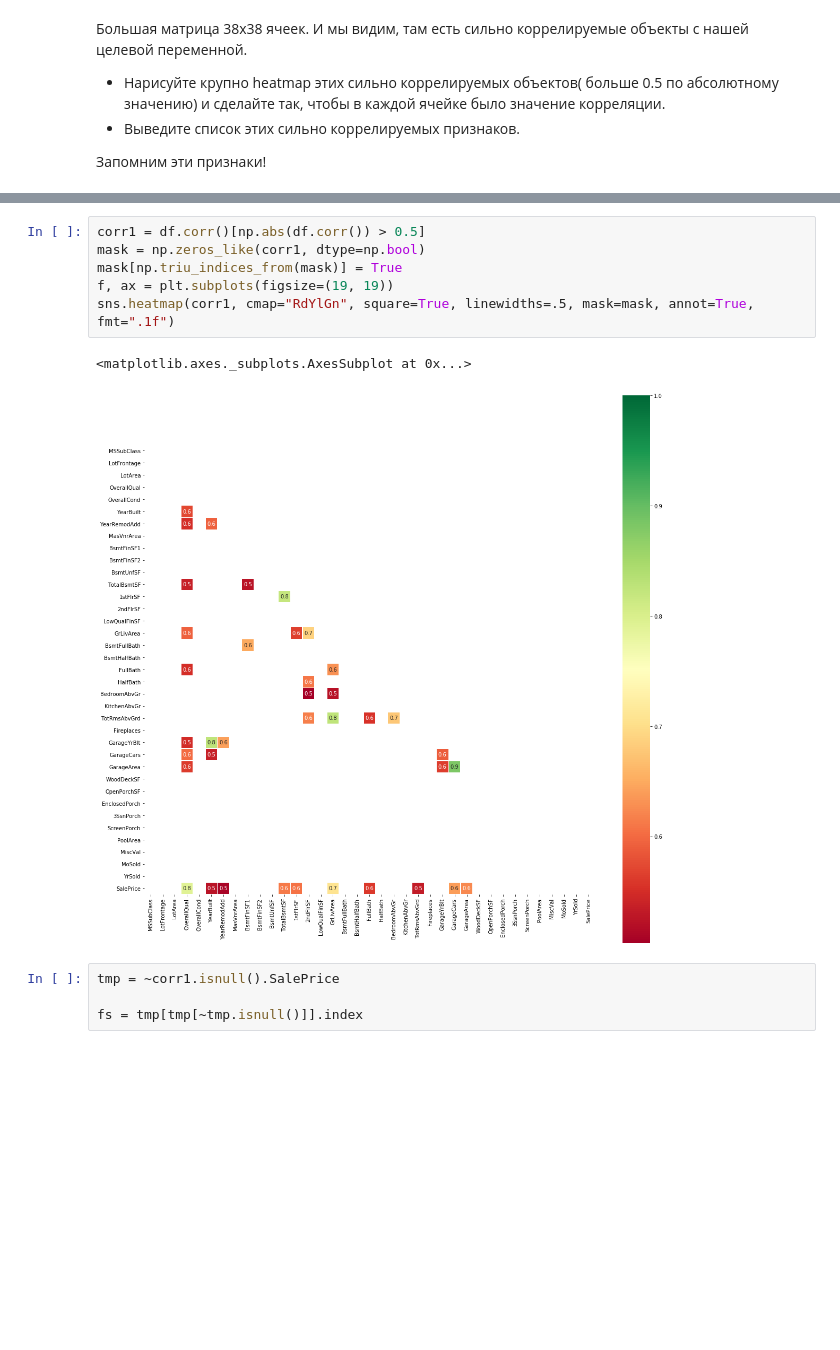
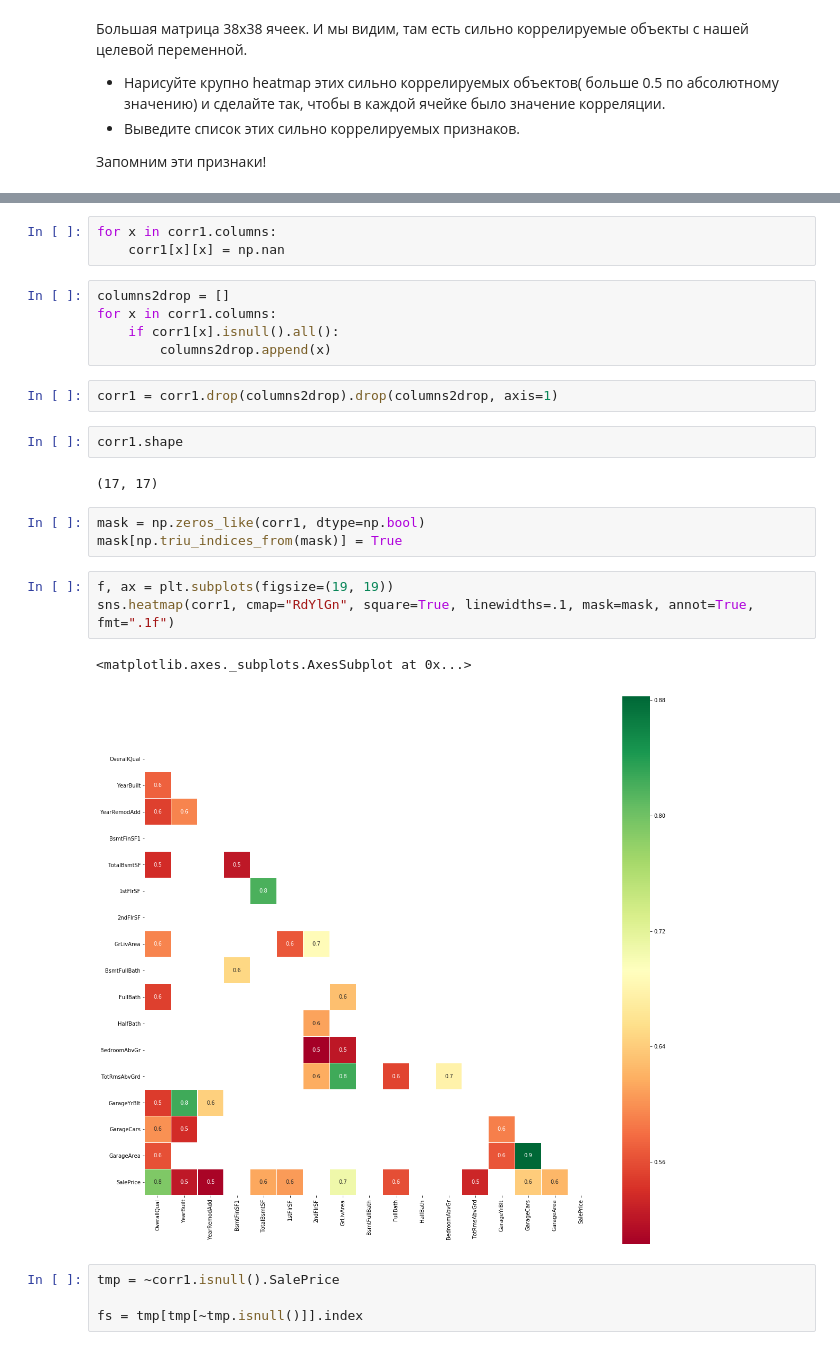
Before and after one commit to nizhikebinesi/ml-course-7bits-solutions, a Jupyter notebook: 2017-fall/homeworks/05-01-linear-regression-homework.ipynb, the cells around one changed output, grey strips where cells are left out. Drawn from its saved outputs; the diff is of its cells as text; blank space fills up the shorter version.

```diff
--- a/2017-fall/homeworks/05-01-linear-regression-homework.ipynb
+++ b/2017-fall/homeworks/05-01-linear-regression-homework.ipynb
@@ -162,12 +164,26 @@ sns.heatmap(corr, cmap="RdYlGn", square=True, linewidths=.5, mask=mask, annot=Tr
+# %%
+for x in corr1.columns:
+    corr1[x][x] = np.nan
+# %%
+columns2drop = []
+for x in corr1.columns:
+    if corr1[x].isnull().all():
+        columns2drop.append(x)
+# %%
+corr1 = corr1.drop(columns2drop).drop(columns2drop, axis=1)
+# %%
+corr1.shape
+# %% [output]
+(17, 17)
+# %%
+mask = np.zeros_like(corr1, dtype=np.bool)
+mask[np.triu_indices_from(mask)] = True
 # %%
-corr1 = df.corr()[np.abs(df.corr()) > 0.5]
-mask = np.zeros_like(corr1, dtype=np.bool)
-mask[np.triu_indices_from(mask)] = True
 f, ax = plt.subplots(figsize=(19, 19))
-sns.heatmap(corr1, cmap="RdYlGn", square=True, linewidths=.5, mask=mask, annot=True, fmt=".1f")
+sns.heatmap(corr1, cmap="RdYlGn", square=True, linewidths=.1, mask=mask, annot=True, fmt=".1f")
 # %% [output]
 <matplotlib.axes._subplots.AxesSubplot at 0x...>
-[figure, old version]
+[figure, new version]
 # %%
 tmp = ~corr1.isnull().SalePrice
 
```
Also changed, not shown: parts of 22 cells of this notebook, 3 other files.
